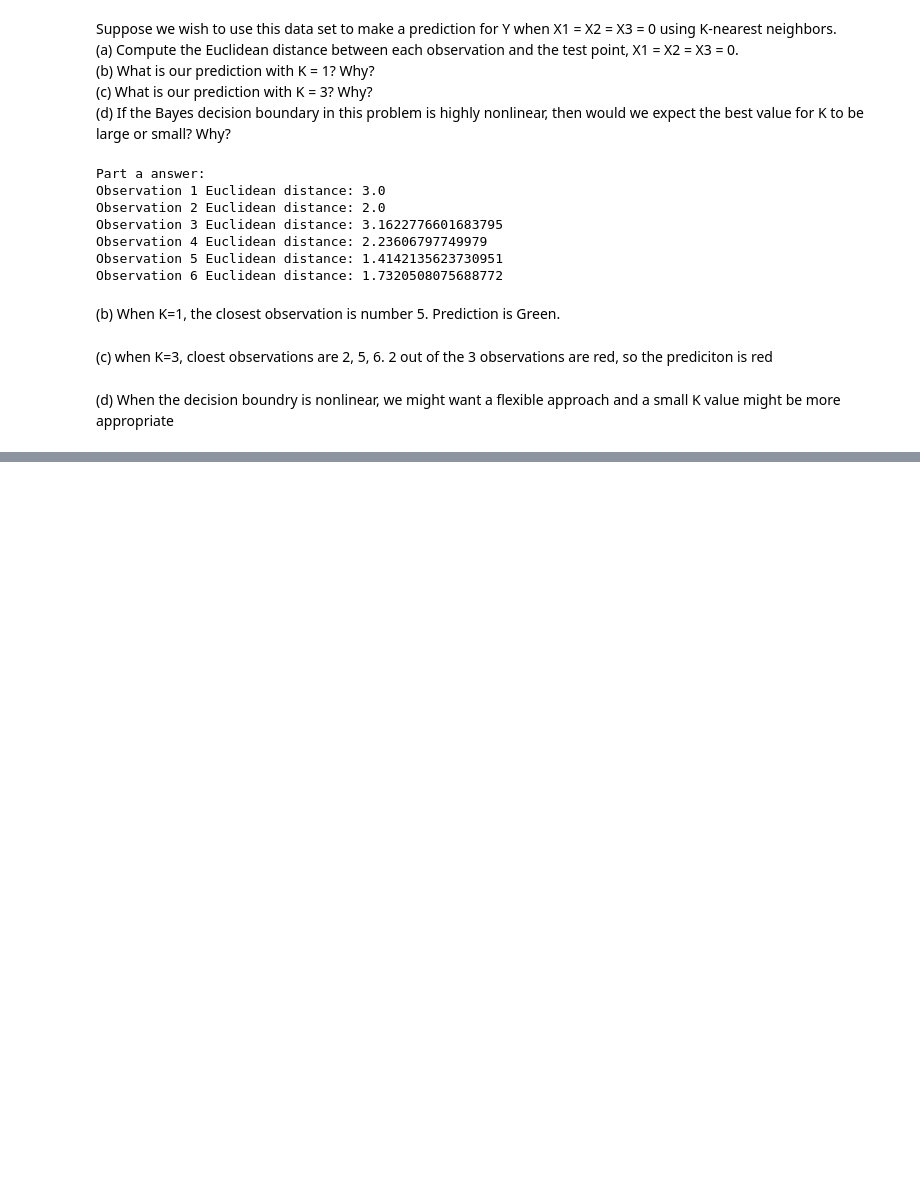
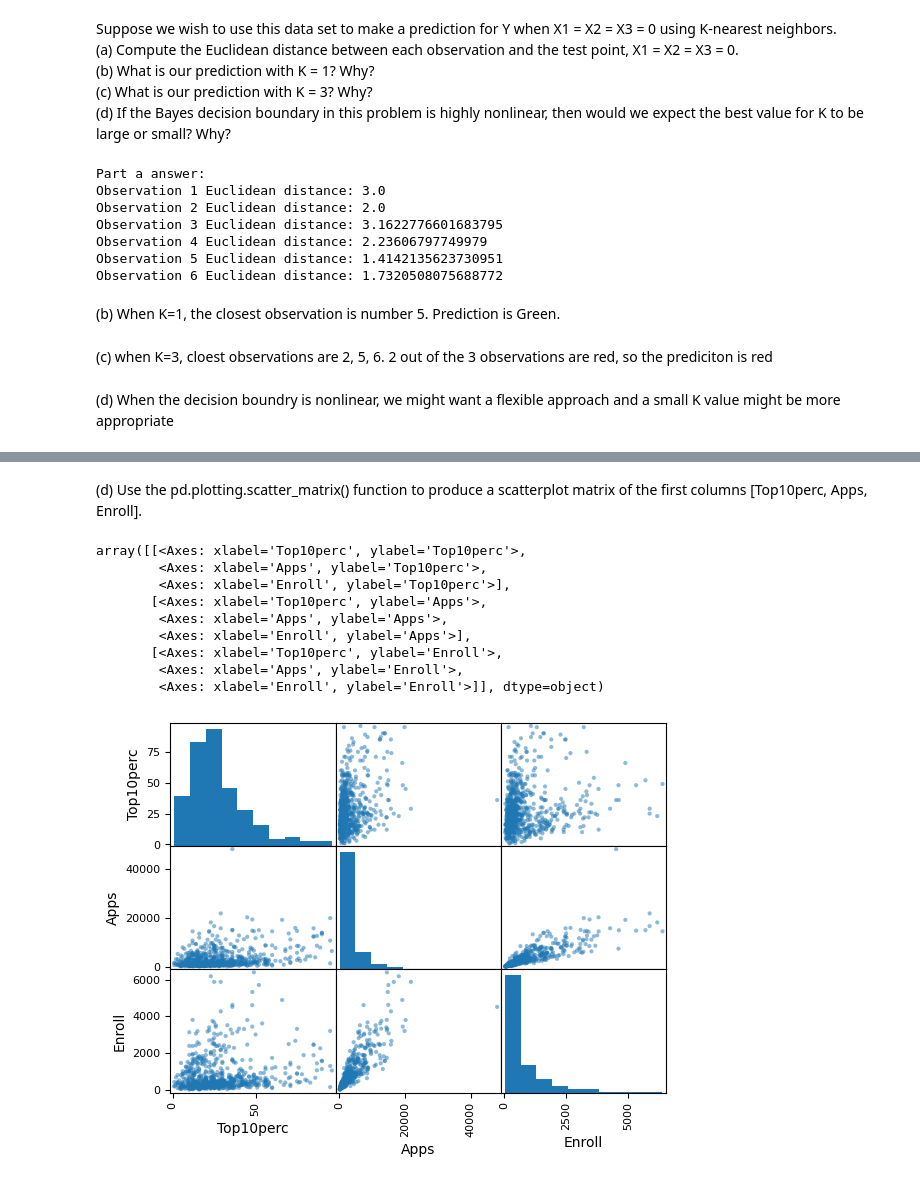
Before and after one commit to caoa0816/ISLP_labs, a Jupyter notebook: Ch02-exercises.ipynb, the cells around one changed output, grey strips where cells are left out. Saved outputs shown, nothing was run; the diff lists cells and outputs as text; code cells hidden in the pictures; blank space fills up the shorter version.

```diff
--- a/Ch02-exercises.ipynb
+++ b/Ch02-exercises.ipynb
@@ -150,0 +157,4 @@ Observation 6 Euclidean distance: 1.7320508075688772
+# %%
+# (a) Use the pd.read_csv() function to read the data into Python. Call the loaded data college.
+college = pd.read_csv("College.csv")
+college.head(5)
@@ -150,0 +220,18 @@ Observation 6 Euclidean distance: 1.7320508075688772
+# %% [markdown]
+(d) Use the pd.plotting.scatter_matrix() function to produce a
+scatterplot matrix of the first columns [Top10perc, Apps, Enroll].
+# %%
+cols = ["Top10perc", "Apps", "Enroll"]
+top_10_perc_enrollment = college.loc[:,cols]
+pd.plotting.scatter_matrix(top_10_perc_enrollment)
+# %% [output]
+array([[<Axes: xlabel='Top10perc', ylabel='Top10perc'>,
+        <Axes: xlabel='Apps', ylabel='Top10perc'>,
+        <Axes: xlabel='Enroll', ylabel='Top10perc'>],
+       [<Axes: xlabel='Top10perc', ylabel='Apps'>,
+        <Axes: xlabel='Apps', ylabel='Apps'>,
+        <Axes: xlabel='Enroll', ylabel='Apps'>],
+       [<Axes: xlabel='Top10perc', ylabel='Enroll'>,
+        <Axes: xlabel='Apps', ylabel='Enroll'>,
+        <Axes: xlabel='Enroll', ylabel='Enroll'>]], dtype=object)
+[figure, added]
```
Also changed, not shown: parts of 13 cells of this notebook.
